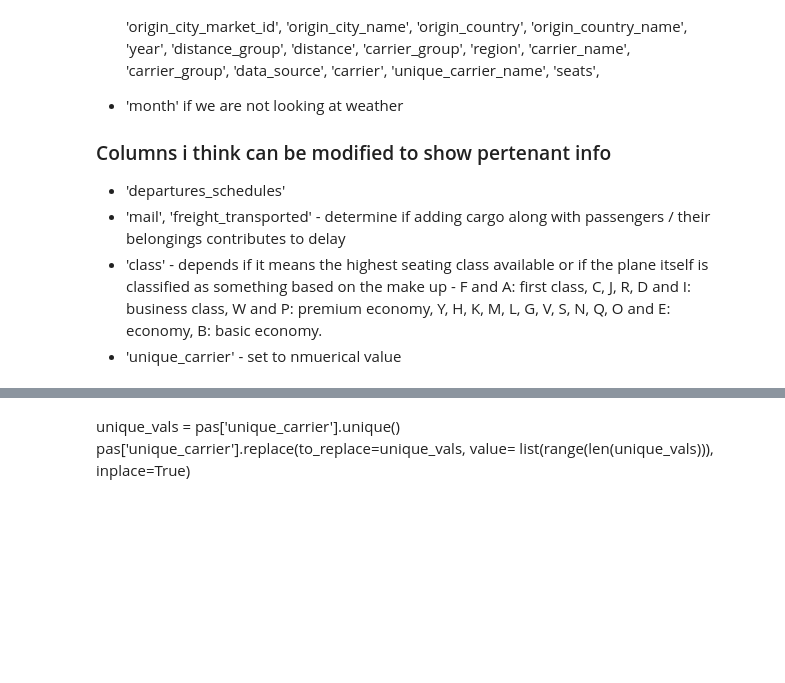
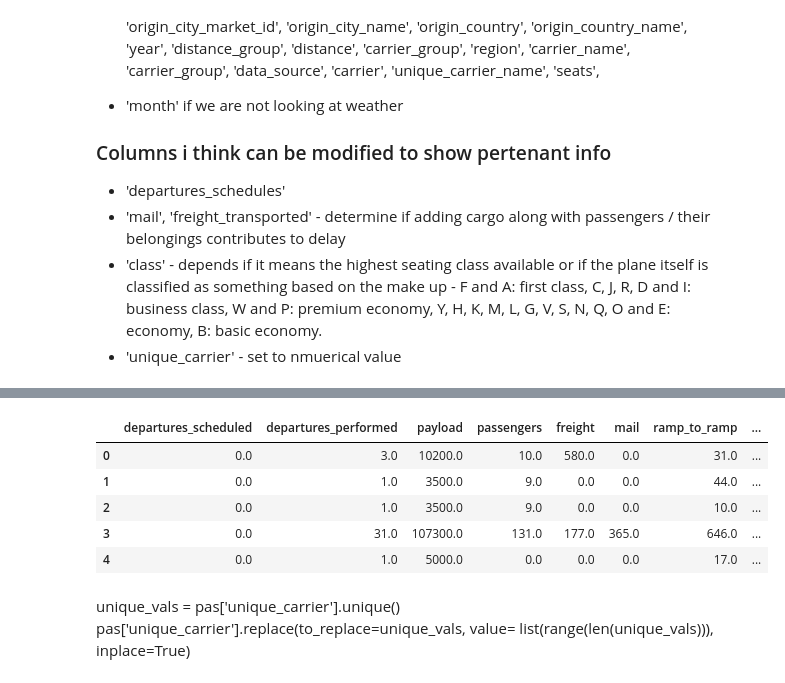
Before and after one commit to Leighson/lighthouse-midterm, a Jupyter notebook: Testing_Ground-George.ipynb, the cells around one changed output, grey strips where cells are left out. Cells and saved outputs as stored; diff of their text form; code cells hidden in the pictures; blank space fills up the shorter version.

```diff
--- a/Testing_Ground-George.ipynb
+++ b/Testing_Ground-George.ipynb
@@ -383,3 +430,39 @@ pas.tail()
+# %%
+def set_class_grouping(df, feature):
+    '''
+    set class values for class feature - highly specific, only to be used for iterations of passenger table
+    '''
+    df.loc[df[feature] == 'A', feature] = 0
+    df.loc[df[feature] == 'F', feature] = 0
+    df.loc[df[feature] == 'C', feature] = 1
+    df.loc[df[feature] == 'J', feature] = 1
+    df.loc[df[feature] == 'R', feature] = 1
+    df.loc[df[feature] == 'D', feature] = 1
+    df.loc[df[feature] == 'I', feature] = 1
+    df.loc[df[feature] == 'W', feature] = 2
+    df.loc[df[feature] == 'P', feature] = 2
+    df.loc[df[feature] == 'Y', feature] = 3
+    df.loc[df[feature] == 'K', feature] = 3
+    df.loc[df[feature] == 'M', feature] = 3
+    df.loc[df[feature] == 'L', feature] = 3
+    df.loc[df[feature] == 'G', feature] = 3
+    df.loc[df[feature] == 'V', feature] = 3
+    df.loc[df[feature] == 'S', feature] = 3
+    df.loc[df[feature] == 'N', feature] = 4
+    df.loc[df[feature] == 'Q', feature] = 4
+    df.loc[df[feature] == 'O', feature] = 4
+    df.loc[df[feature] == 'E', feature] = 4
+    df.loc[df[feature] == 'B', feature] = 5
+    return df.head()
+# %%
+set_class_grouping(pas, 'class')
+# %% [output]
+|  | departures_scheduled | departures_performed | payload | passengers | freight | mail | ramp_to_ramp | ... |
+| 0 | 0.0 | 3.0 | 10200.0 | 10.0 | 580.0 | 0.0 | 31.0 | ... |
+| 1 | 0.0 | 1.0 | 3500.0 | 9.0 | 0.0 | 0.0 | 44.0 | ... |
+| 2 | 0.0 | 1.0 | 3500.0 | 9.0 | 0.0 | 0.0 | 10.0 | ... |
+| 3 | 0.0 | 31.0 | 107300.0 | 131.0 | 177.0 | 365.0 | 646.0 | ... |
+| 4 | 0.0 | 1.0 | 5000.0 | 0.0 | 0.0 | 0.0 | 17.0 | ... |
 # %% [markdown]
 unique_vals = pas['unique_carrier'].unique()
 pas['unique_carrier'].replace(to_replace=unique_vals,
```
Also changed, not shown: parts of 11 cells of this notebook, 2 other files.
